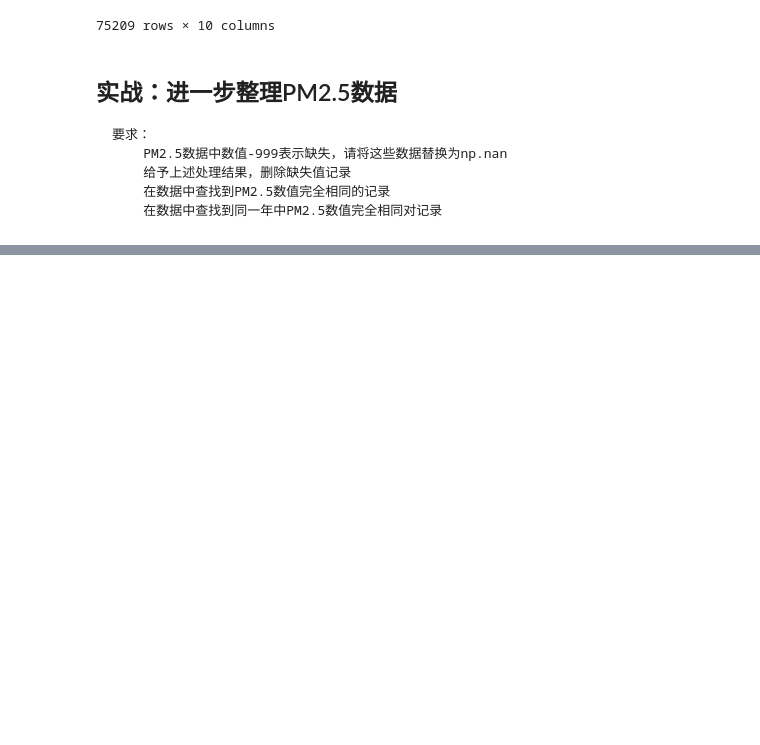
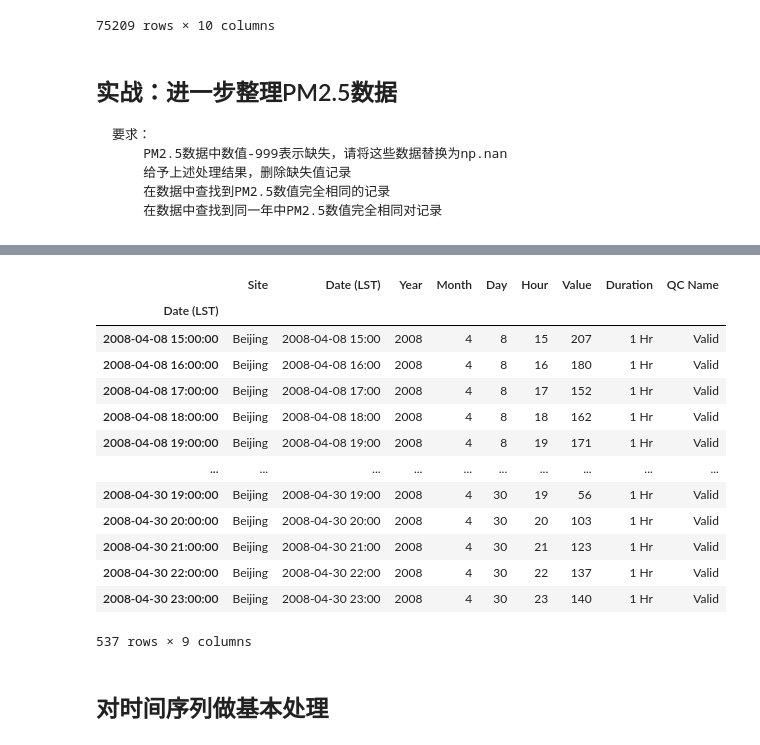
Before and after one commit to kexiaojiu/Pandas_learning_notes, a Jupyter notebook: 01 pandas/my_note.ipynb, the cells around one changed output, grey strips where cells are left out. Cells and saved outputs as stored; diff of their text form; code cells hidden in the pictures; blank space fills up the shorter version.

```diff
--- a/01 pandas/my_note.ipynb
+++ b/01 pandas/my_note.ipynb
@@ -1156,0 +1327,19 @@ df.drop_duplicates(['Site','Year','Month','Day','Hour'],keep='first')
+# %%
+time_index['2008-04']
+# %% [output]
+|  | Site | Date (LST) | Year | Month | Day | Hour | Value | Duration | QC Name |
+| Date (LST) |  |  |  |  |  |  |  |  |  |
+| 2008-04-08 15:00:00 | Beijing | 2008-04-08 15:00 | 2008 | 4 | 8 | 15 | 207 | 1 Hr | Valid |
+| 2008-04-08 16:00:00 | Beijing | 2008-04-08 16:00 | 2008 | 4 | 8 | 16 | 180 | 1 Hr | Valid |
+| 2008-04-08 17:00:00 | Beijing | 2008-04-08 17:00 | 2008 | 4 | 8 | 17 | 152 | 1 Hr | Valid |
+| 2008-04-08 18:00:00 | Beijing | 2008-04-08 18:00 | 2008 | 4 | 8 | 18 | 162 | 1 Hr | Valid |
+| 2008-04-08 19:00:00 | Beijing | 2008-04-08 19:00 | 2008 | 4 | 8 | 19 | 171 | 1 Hr | Valid |
+| ... | ... | ... | ... | ... | ... | ... | ... | ... | ... |
+| 2008-04-30 19:00:00 | Beijing | 2008-04-30 19:00 | 2008 | 4 | 30 | 19 | 56 | 1 Hr | Valid |
+| 2008-04-30 20:00:00 | Beijing | 2008-04-30 20:00 | 2008 | 4 | 30 | 20 | 103 | 1 Hr | Valid |
+| 2008-04-30 21:00:00 | Beijing | 2008-04-30 21:00 | 2008 | 4 | 30 | 21 | 123 | 1 Hr | Valid |
+| 2008-04-30 22:00:00 | Beijing | 2008-04-30 22:00 | 2008 | 4 | 30 | 22 | 137 | 1 Hr | Valid |
+| 2008-04-30 23:00:00 | Beijing | 2008-04-30 23:00 | 2008 | 4 | 30 | 23 | 140 | 1 Hr | Valid |
+537 rows × 9 columns
+# %% [markdown]
+## 对时间序列做基本处理
```
Also changed, not shown: parts of 44 cells of this notebook, 1 other file.
